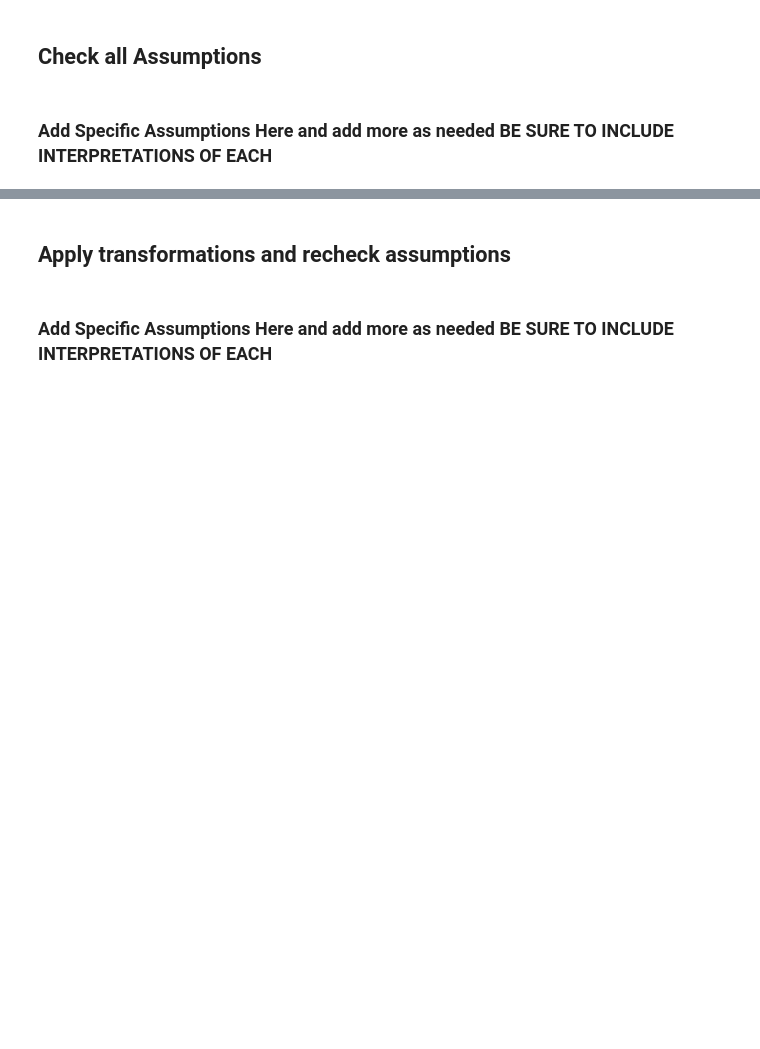
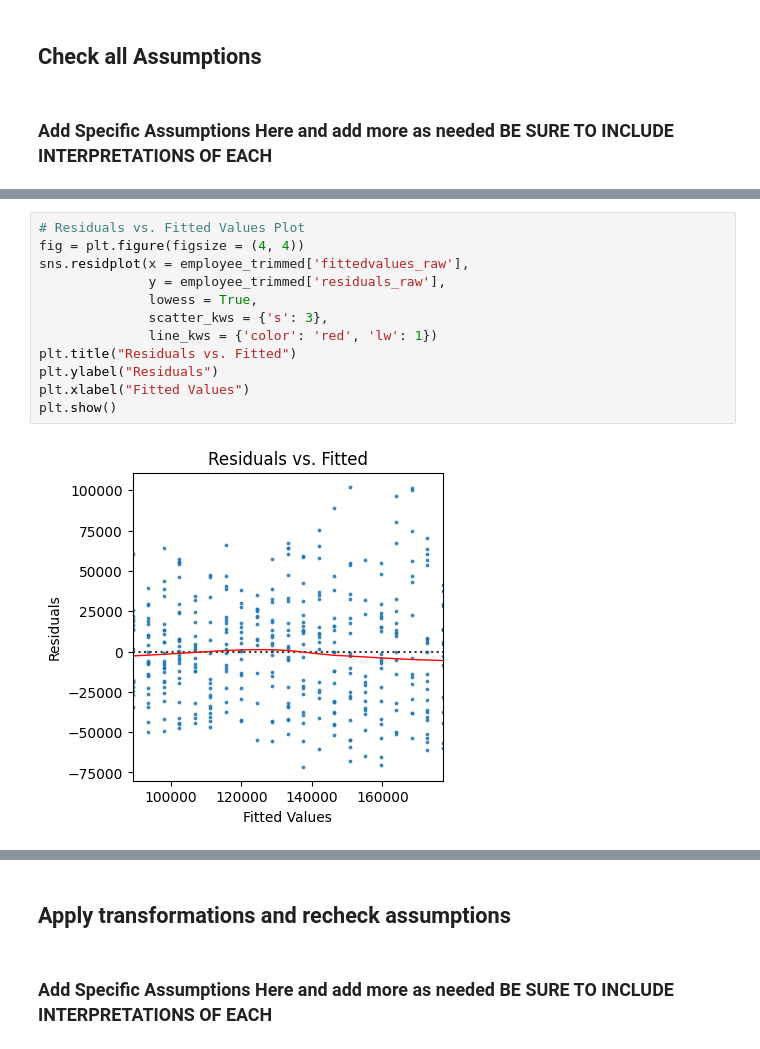
Before and after one commit to ksbuffaloe/Data-5600, a Jupyter notebook: 01_project/SCRIPTS/tech_employee_salary.ipynb, the cells around one changed output, grey strips where cells are left out. Cells and saved outputs as stored; diff of their text form; blank space fills up the shorter version.

```diff
--- a/01_project/SCRIPTS/tech_employee_salary.ipynb
+++ b/01_project/SCRIPTS/tech_employee_salary.ipynb
@@ -194,0 +207,14 @@ plt.show()
+# %%
+# Residuals vs. Fitted Values Plot
+fig = plt.figure(figsize = (4, 4))
+sns.residplot(x = employee_trimmed['fittedvalues_raw'],
+              y = employee_trimmed['residuals_raw'],
+              lowess = True,
+              scatter_kws = {'s': 3},
+              line_kws = {'color': 'red', 'lw': 1})
+plt.title("Residuals vs. Fitted")
+plt.ylabel("Residuals")
+plt.xlabel("Fitted Values")
+plt.show()
+# %% [output]
+[figure, added]
```
Also changed, not shown: parts of 28 cells of this notebook.
